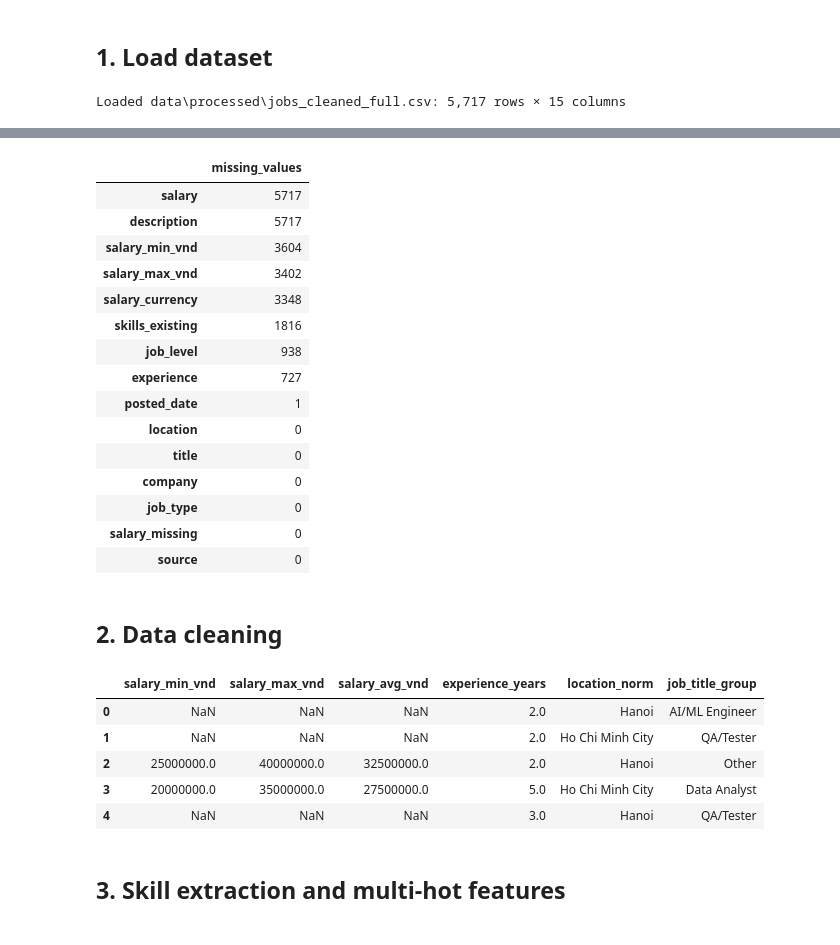
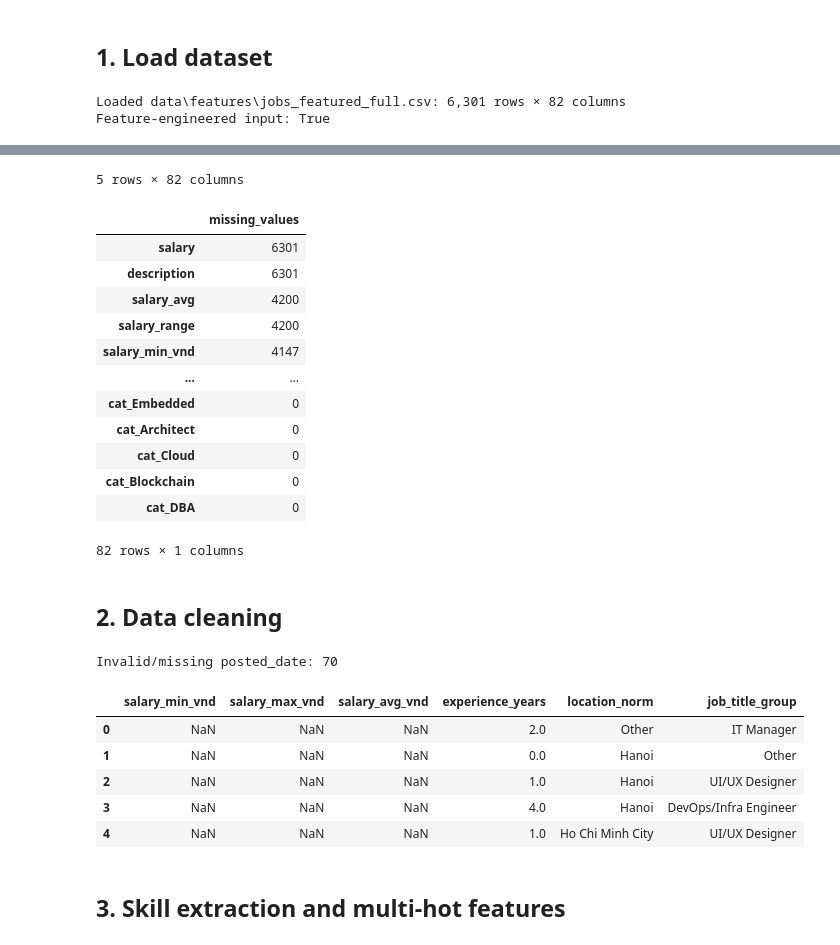
Before and after one commit to canhphu/job_prediction, a Jupyter notebook: notebooks/exploratory_data_analysis.ipynb, the cells around one changed output, grey strips where cells are left out. Drawn from its saved outputs; the diff is of its cells as text; code cells hidden in the pictures.

```diff
--- a/notebooks/exploratory_data_analysis.ipynb
+++ b/notebooks/exploratory_data_analysis.ipynb
@@ -37,18 +37,26 @@ Project root: C:\Users\admin\Documents\job_prediction
 ## 1. Load dataset
 # %%
 def find_dataset(root: Path) -> Path:
-    candidates = [root / 'jobs_raw.csv', root / 'data' / 'raw' / 'jobs_raw.csv',
+    candidates = [root / 'data' / 'features' / 'jobs_featured_full.csv',
+                  root / 'jobs_raw.csv', root / 'data' / 'raw' / 'jobs_raw.csv',
                   root / 'data' / 'processed' / 'jobs_cleaned_full.csv']
     for path in candidates:
         if path.exists():
             return path
-    raise FileNotFoundError('Không tìm thấy jobs_raw.csv hoặc data/processed/jobs_cleaned_full.csv. Hãy thêm một trong hai file.')
+    raise FileNotFoundError('Không tìm thấy jobs_featured_full.csv, jobs_raw.csv hoặc jobs_cleaned_full.csv.')
 
 DATA_PATH = find_dataset(PROJECT_ROOT)
 raw = pd.read_csv(DATA_PATH)
+# jobs_featured_full.csv chứa các cột đã được feature engineering; giữ lại chúng khi tiền xử lý.
+IS_FEATURED_DATA = 'skill_count' in raw.columns
+# Lưu danh sách cột skill của file đầu vào trước khi notebook tạo thêm các cột skill_* riêng.
+INPUT_FEATURED_SKILL_COLUMNS = [col for col in raw.columns
+                               if col.startswith('skill_') and col != 'skill_count'
+                               and set(pd.to_numeric(raw[col], errors='coerce').dropna().unique()).issubset({0, 1})]
 # Ánh xạ schema crawler/ETL về schema chuẩn của notebook.
 ALIASES = {'job_title': 'title', 'company_name': 'company', 'salary_min': 'salary_min_vnd',
-           'salary_max': 'salary_max_vnd', 'experience_required': 'experience', 'skills': 'skills_existing'}
+           'salary_max': 'salary_max_vnd', 'experience_required': 'experience', 'skills': 'skills_existing',
+           'job_description': 'description'}
 raw = raw.rename(columns={old: new for old, new in ALIASES.items() if old in raw.columns and new not in raw.columns})
 required = {'title', 'location'}
 missing = required - set(raw.columns)
@@ -58,8 +66,10 @@ for col in ['company', 'salary', 'salary_min_vnd', 'salary_max_vnd', 'experience
     if col not in raw.columns:
         raw[col] = np.nan
 print(f'Loaded {DATA_PATH.relative_to(PROJECT_ROOT)}: {raw.shape[0]:,} rows × {raw.shape[1]} columns')
+print(f'Feature-engineered input: {IS_FEATURED_DATA}')
 display(raw.head())
 display(raw.isna().sum().sort_values(ascending=False).to_frame('missing_values'))
 # %% [output]
-Loaded data\processed\jobs_cleaned_full.csv: 5,717 rows × 15 columns
+Loaded data\features\jobs_featured_full.csv: 6,301 rows × 82 columns
+Feature-engineered input: True
 |  | title | company | location | posted_date | salary_min_vnd | salary_max_vnd | salary_currency | job_type | ... |
@@ -71,19 +81,17 @@ Loaded data\processed\jobs_cleaned_full.csv: 5,717 rows × 15 columns
+5 rows × 82 columns
 |  | missing_values |
-| salary | 5717 |
-| description | 5717 |
-| salary_min_vnd | 3604 |
-| salary_max_vnd | 3402 |
-| salary_currency | 3348 |
-| skills_existing | 1816 |
-| job_level | 938 |
-| experience | 727 |
-| posted_date | 1 |
-| location | 0 |
-| title | 0 |
-| company | 0 |
-| job_type | 0 |
-| salary_missing | 0 |
-| source | 0 |
+| salary | 6301 |
+| description | 6301 |
+| salary_avg | 4200 |
+| salary_range | 4200 |
+| salary_min_vnd | 4147 |
+| ... | ... |
+| cat_Embedded | 0 |
+| cat_Architect | 0 |
+| cat_Cloud | 0 |
+| cat_Blockchain | 0 |
+| cat_DBA | 0 |
+82 rows × 1 columns
 # %% [markdown]
 ## 2. Data cleaning
 # %%
@@ -130,24 +138,37 @@ def normalize_job_title(title):
     return next((group for group, pattern in rules if re.search(pattern, text)), 'Other')
 
 df = raw.copy()
+# Chuẩn hoá kiểu dữ liệu trước; với file feature, salary/experience vốn đã là numeric.
+for col in ['salary_min_vnd', 'salary_max_vnd', 'experience']:
+    df[col] = pd.to_numeric(df[col], errors='coerce')
 parsed_salary = df['salary'].apply(parse_salary_to_vnd)
 for i, col in enumerate(['salary_min_vnd', 'salary_max_vnd']):
-    parsed = parsed_salary.str[i]
-    df[col] = pd.to_numeric(df[col], errors='coerce').fillna(parsed)
-df['salary_avg_vnd'] = df[['salary_min_vnd', 'salary_max_vnd']].mean(axis=1)
-df['experience_years'] = df['experience'].apply(parse_experience)
+    df[col] = df[col].fillna(parsed_salary.str[i])
+computed_salary_avg = df[['salary_min_vnd', 'salary_max_vnd']].mean(axis=1)
+if IS_FEATURED_DATA and 'salary_avg' in df.columns:
+    df['salary_avg_vnd'] = pd.to_numeric(df['salary_avg'], errors='coerce').fillna(computed_salary_avg)
+else:
+    df['salary_avg_vnd'] = computed_salary_avg
+if IS_FEATURED_DATA:
+    # job_title trong file feature đã là category chuẩn; không map lại thành Other.
+    df['experience_years'] = df['experience']
+    df['job_title_group'] = df['title'].fillna('Other')
+else:
+    df['experience_years'] = df['experience'].apply(parse_experience)
+    df['job_title_group'] = df['title'].apply(normalize_job_title)
 df['location_norm'] = df['location'].apply(normalize_location)
-df['job_title_group'] = df['title'].apply(normalize_job_title)
 df['description_clean'] = df['description'].apply(clean_text)
 df['posted_date'] = pd.to_datetime(df['posted_date'], errors='coerce')
+print(f"Invalid/missing posted_date: {df['posted_date'].isna().sum():,}")
 display(df[['salary_min_vnd', 'salary_max_vnd', 'salary_avg_vnd', 'experience_years', 'location_norm', 'job_title_group']].head())
 # %% [output]
+Invalid/missing posted_date: 70
 |  | salary_min_vnd | salary_max_vnd | salary_avg_vnd | experience_years | location_norm | job_title_group |
-| 0 | NaN | NaN | NaN | 2.0 | Hanoi | AI/ML Engineer |
-| 1 | NaN | NaN | NaN | 2.0 | Ho Chi Minh City | QA/Tester |
-| 2 | 25000000.0 | 40000000.0 | 32500000.0 | 2.0 | Hanoi | Other |
-| 3 | 20000000.0 | 35000000.0 | 27500000.0 | 5.0 | Ho Chi Minh City | Data Analyst |
-| 4 | NaN | NaN | NaN | 3.0 | Hanoi | QA/Tester |
+| 0 | NaN | NaN | NaN | 2.0 | Other | IT Manager |
+| 1 | NaN | NaN | NaN | 0.0 | Hanoi | Other |
+| 2 | NaN | NaN | NaN | 1.0 | Hanoi | UI/UX Designer |
+| 3 | NaN | NaN | NaN | 4.0 | Hanoi | DevOps/Infra Engineer |
+| 4 | NaN | NaN | NaN | 1.0 | Ho Chi Minh City | UI/UX Designer |
 # %% [markdown]
 ## 3. Skill extraction and multi-hot features
 # %%
```
Also changed, not shown: parts of 10 cells of this notebook, 1 other file.
